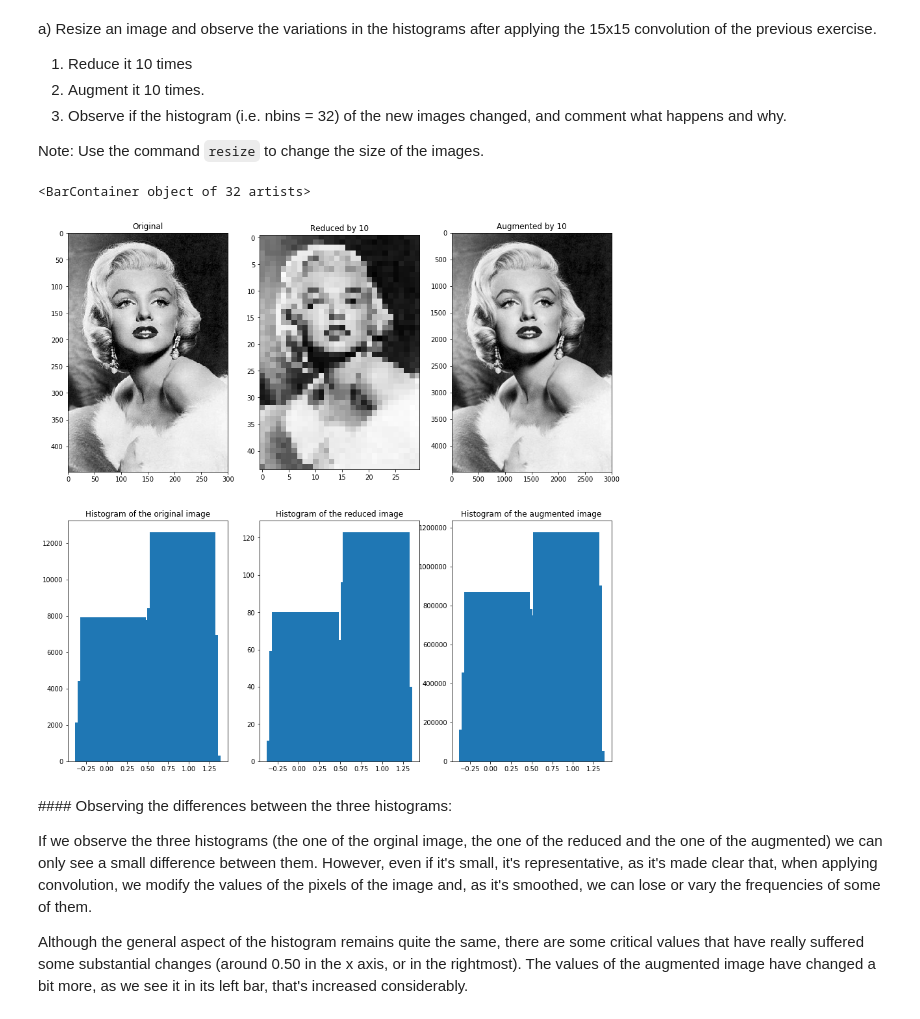
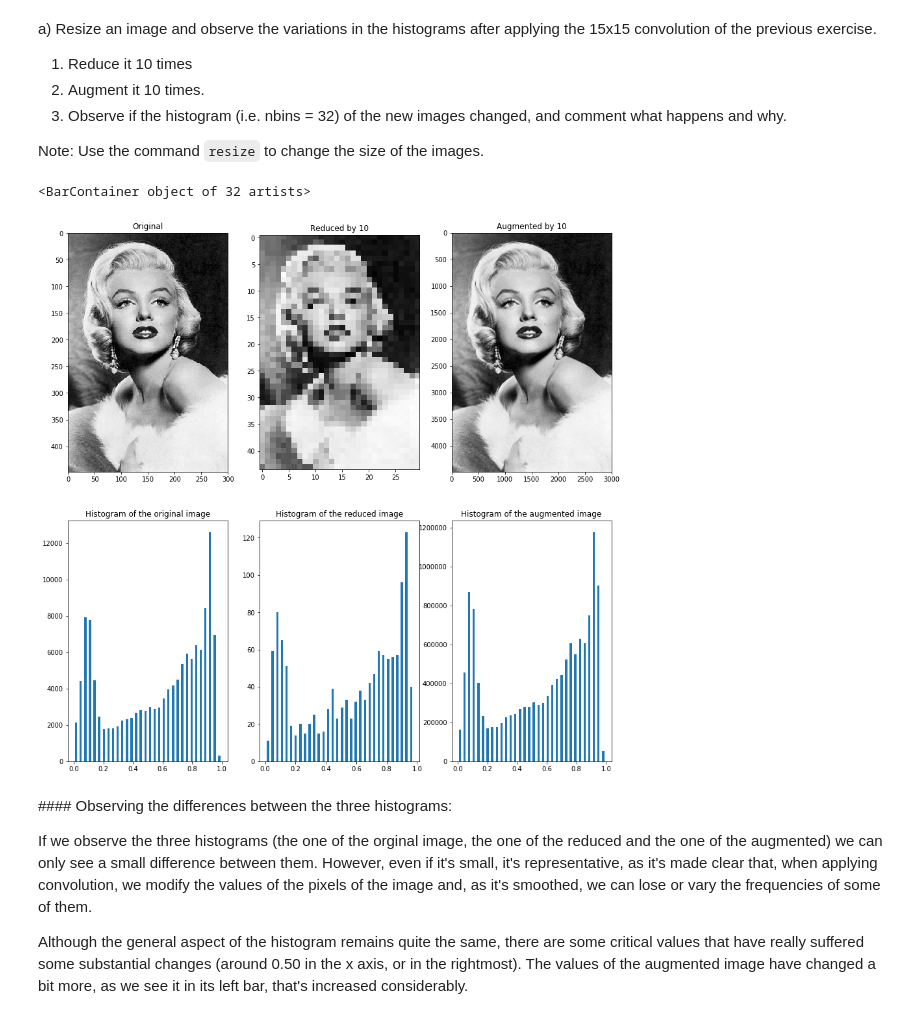
Before and after one commit to rsberrocal/VA_Practicas, a Jupyter notebook: Lab2/p2_2020-2021_2solve.ipynb, the cells around one changed output. Cells and saved outputs as stored; diff of their text form; code cells hidden in the pictures.

```diff
--- a/Lab2/p2_2020-2021_2solve.ipynb
+++ b/Lab2/p2_2020-2021_2solve.ipynb
@@ -276,8 +273,6 @@ a) Resize an image and observe the variations in the histograms after applying t
 
 Note: Use the command `resize` to change the size of the images.
 # %%
-from skimage.transform import resize
-
 # We read one of Monroe's images with io.imread
 monroe = io.imread('images/monro4.jpg')
 
@@ -291,37 +286,37 @@ monroe_reduced = resize(monroe, (monroe.shape[0]//10, monroe.shape[1]//10))
 monroe_augmented = resize(monroe, (monroe.shape[0]*10, monroe.shape[1]*10))
 
 # We plot the original, the reduced and the augmented images
 fig = plt.figure(figsize=(15,15))
 fig.add_subplot(2,3,1)
 plt.title('Original')
 plt.imshow(monroe, cmap = 'gray')
 fig.add_subplot(2,3,2)
 plt.title('Reduced by 10')
 plt.imshow(monroe_reduced, cmap = 'gray')
 fig.add_subplot(2,3,3)
 plt.title('Augmented by 10')
 plt.imshow(monroe_augmented, cmap = 'gray')
 
 # We create each of their histograms with the exposure.histogram function
 # making sure that the images have float values
 # We give it i.e. 32 nbits
 original_hst = exposure.histogram(img_as_float(monroe), nbins = 32)
 reduced_hst = exposure.histogram(img_as_float(monroe_reduced), nbins = 32)
 augmented_hst = exposure.histogram(img_as_float(monroe_augmented), nbins = 32)
 
 # We plot them
 fig.add_subplot(2,3,4)
 plt.title('Histogram of the original image')
-plt.bar(original_hst[1],original_hst[0])
+plt.bar(original_hst[1],original_hst[0], width=0.015)
 fig.add_subplot(2,3,5)
 plt.title('Histogram of the reduced image')
-plt.bar(reduced_hst[1], reduced_hst[0])
+plt.bar(reduced_hst[1], reduced_hst[0], width=0.015)
 fig.add_subplot(2,3,6)
 plt.title('Histogram of the augmented image')
-plt.bar(augmented_hst[1], augmented_hst[0])
+plt.bar(augmented_hst[1], augmented_hst[0], width=0.015)
 # %% [output]
 <BarContainer object of 32 artists>
-[figure, old version]
+[figure, new version]
 # %% [markdown]
 #### Observing the differences between the three histograms:
 
```
Also changed, not shown: parts of 4 cells of this notebook.
